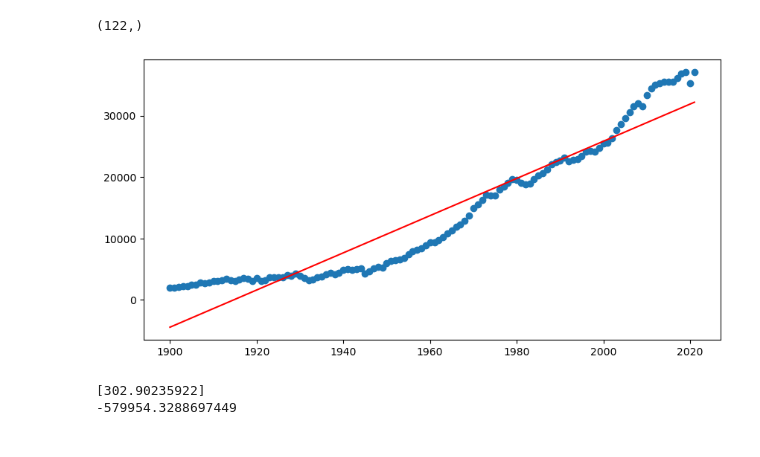
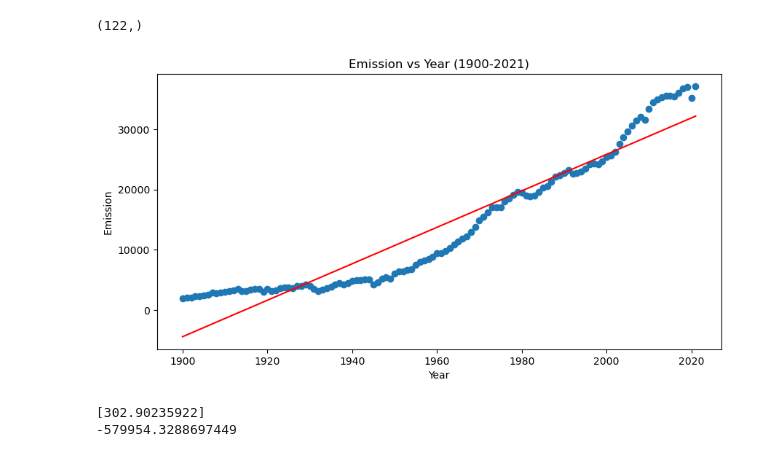
Before and after one commit to kiwidata/Emission-by-Country, a Jupyter notebook: Statistic of CO2 Emission by Country & Linear Regression.ipynb, the cells around one changed output. Drawn from its saved outputs; the diff is of its cells as text; code cells hidden in the pictures.

```diff
--- a/Statistic of CO2 Emission by Country & Linear Regression.ipynb
+++ b/Statistic of CO2 Emission by Country & Linear Regression.ipynb
@@ -175,9 +256,12 @@ print(y_pred.shape)
 # %%
 plt.scatter(X, y)
 plt.plot(X, y_pred, color='red')
+plt.xlabel('Year')
+plt.ylabel('Emission')
+plt.title('Emission vs Year (1900-2021)')
 plt.show()
 # %% [output]
-[figure, old version]
+[figure, new version]
 # %%
 print(model.coef_)
 print(model.intercept_)
```
Also changed, not shown: parts of 60 cells of this notebook, 1 other file.
